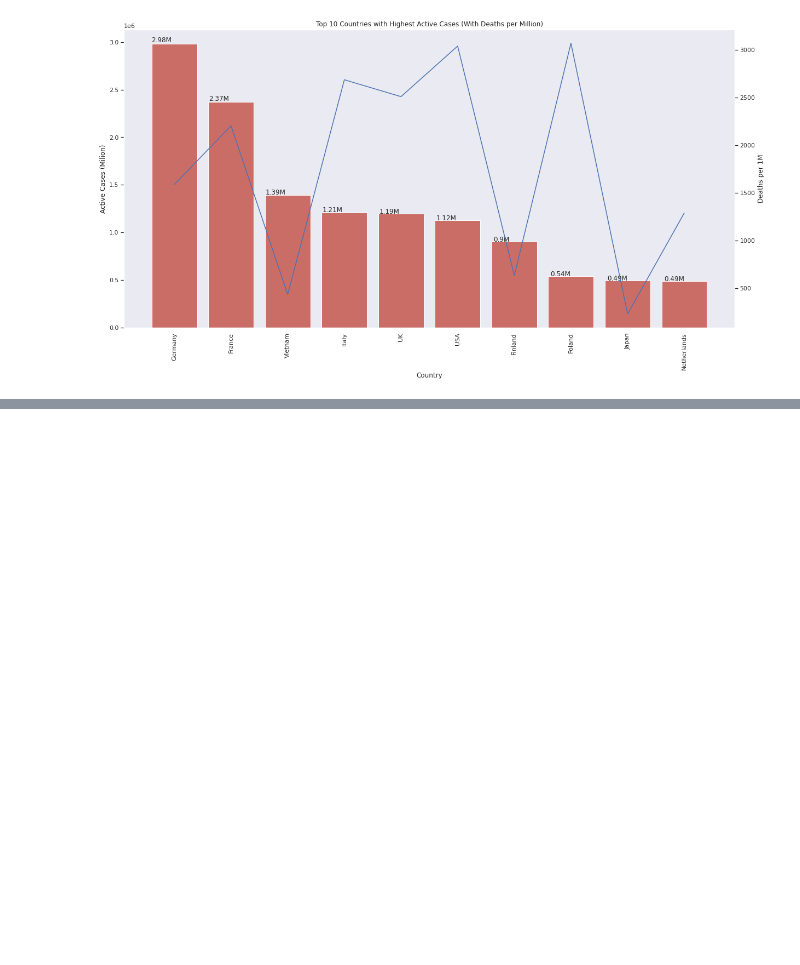
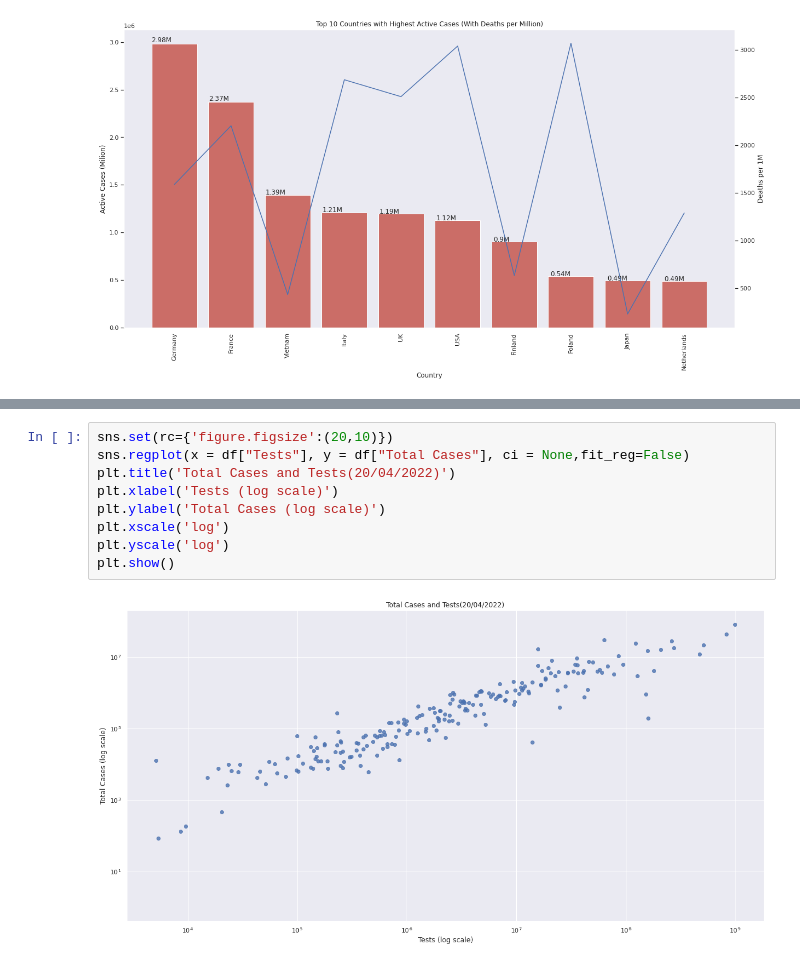
Before and after one commit to tu-leminh/visualization-lab, a Jupyter notebook: notebook.ipynb, the cells around one changed output, grey strips where cells are left out. Drawn from its saved outputs; the diff is of its cells as text; blank space fills up the shorter version.

```diff
--- a/notebook.ipynb
+++ b/notebook.ipynb
@@ -58,0 +89,11 @@ plt.show()
+# %%
+sns.set(rc={'figure.figsize':(20,10)})
+sns.regplot(x = df["Tests"], y = df["Total Cases"], ci = None,fit_reg=False)
+plt.title('Total Cases and Tests(20/04/2022)')
+plt.xlabel('Tests (log scale)')
+plt.ylabel('Total Cases (log scale)')
+plt.xscale('log')
+plt.yscale('log')
+plt.show()
+# %% [output]
+[figure, added]
```
Also changed, not shown: parts of 4 cells of this notebook, 3 other files.
